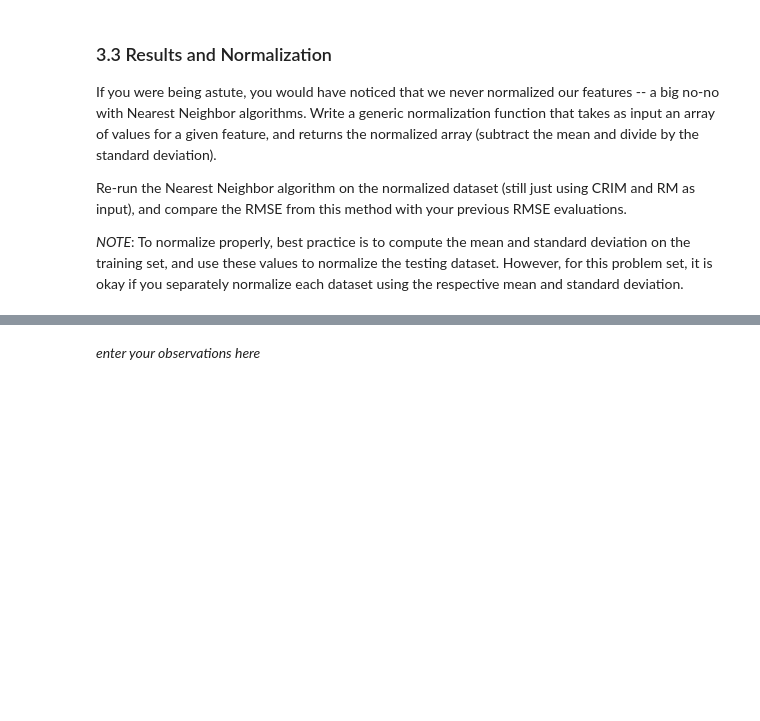
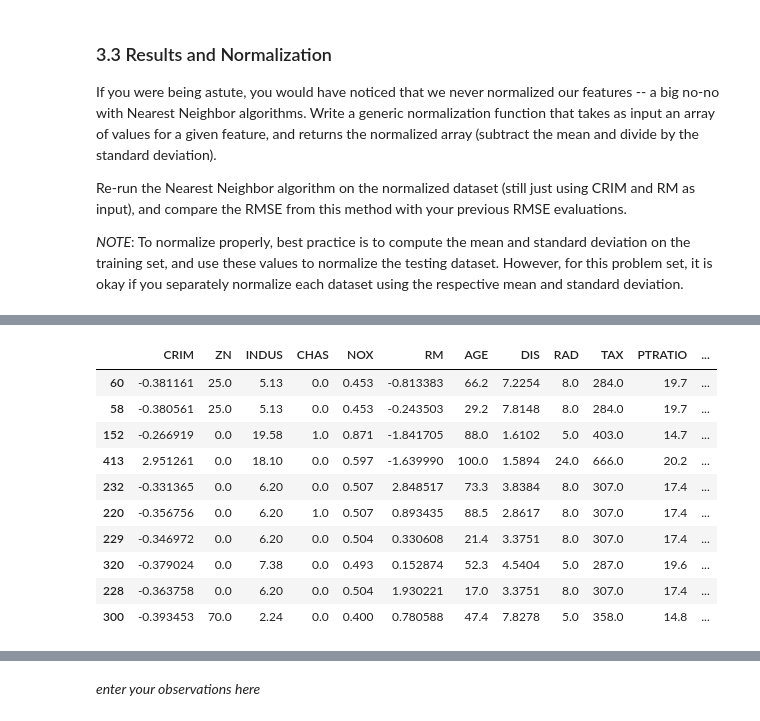
Before and after one commit to victoriajuan/371_Core_Methods_In_Data_Science, a Jupyter notebook: assignment/problem_set_3/INFO371-PS3.ipynb, the cells around one changed output, grey strips where cells are left out. Cells and saved outputs as stored; diff of their text form; code cells hidden in the pictures; blank space fills up the shorter version.

```diff
--- a/assignment/problem_set_3/INFO371-PS3.ipynb
+++ b/assignment/problem_set_3/INFO371-PS3.ipynb
@@ -331,6 +356,17 @@ Re-run the Nearest Neighbor algorithm on the normalized dataset (still just usin
 """
 def normalize(raw_data):
     #your code here
+    normalized_data = np.zeros(len(raw_data))
+    mean = np.average(raw_data)
+    sd = np.std(raw_data)
+    counter = 0
+    for val in raw_data:
+        normalized_data[counter] = (val-mean)/sd
+        counter += 1
     return normalized_data
-
-#your additional code here
+# %%
+#your additional code here
+bdata_train["CRIM"] = normalize(bdata_train["CRIM"].as_matrix())
+bdata_train["RM"] = normalize(bdata_train["RM"].as_matrix())
+bdata_test["CRIM"] = normalize(bdata_test["CRIM"].as_matrix())
+bdata_test["RM"] = normalize(bdata_test["RM"].as_matrix())
@@ -336,0 +394,14 @@ def normalize(raw_data):
+# %%
+bdata_train.head(10)
+# %% [output]
+|  | CRIM | ZN | INDUS | CHAS | NOX | RM | AGE | DIS | RAD | TAX | PTRATIO | ... |
+| 60 | -0.381161 | 25.0 | 5.13 | 0.0 | 0.453 | -0.813383 | 66.2 | 7.2254 | 8.0 | 284.0 | 19.7 | ... |
+| 58 | -0.380561 | 25.0 | 5.13 | 0.0 | 0.453 | -0.243503 | 29.2 | 7.8148 | 8.0 | 284.0 | 19.7 | ... |
+| 152 | -0.266919 | 0.0 | 19.58 | 1.0 | 0.871 | -1.841705 | 88.0 | 1.6102 | 5.0 | 403.0 | 14.7 | ... |
+| 413 | 2.951261 | 0.0 | 18.10 | 0.0 | 0.597 | -1.639990 | 100.0 | 1.5894 | 24.0 | 666.0 | 20.2 | ... |
+| 232 | -0.331365 | 0.0 | 6.20 | 0.0 | 0.507 | 2.848517 | 73.3 | 3.8384 | 8.0 | 307.0 | 17.4 | ... |
+| 220 | -0.356756 | 0.0 | 6.20 | 1.0 | 0.507 | 0.893435 | 88.5 | 2.8617 | 8.0 | 307.0 | 17.4 | ... |
+| 229 | -0.346972 | 0.0 | 6.20 | 0.0 | 0.504 | 0.330608 | 21.4 | 3.3751 | 8.0 | 307.0 | 17.4 | ... |
+| 320 | -0.379024 | 0.0 | 7.38 | 0.0 | 0.493 | 0.152874 | 52.3 | 4.5404 | 5.0 | 287.0 | 19.6 | ... |
+| 228 | -0.363758 | 0.0 | 6.20 | 0.0 | 0.504 | 1.930221 | 17.0 | 3.3751 | 8.0 | 307.0 | 17.4 | ... |
+| 300 | -0.393453 | 70.0 | 2.24 | 0.0 | 0.400 | 0.780588 | 47.4 | 7.8278 | 5.0 | 358.0 | 14.8 | ... |
```
Also changed, not shown: parts of 13 cells of this notebook, 1 other file.
